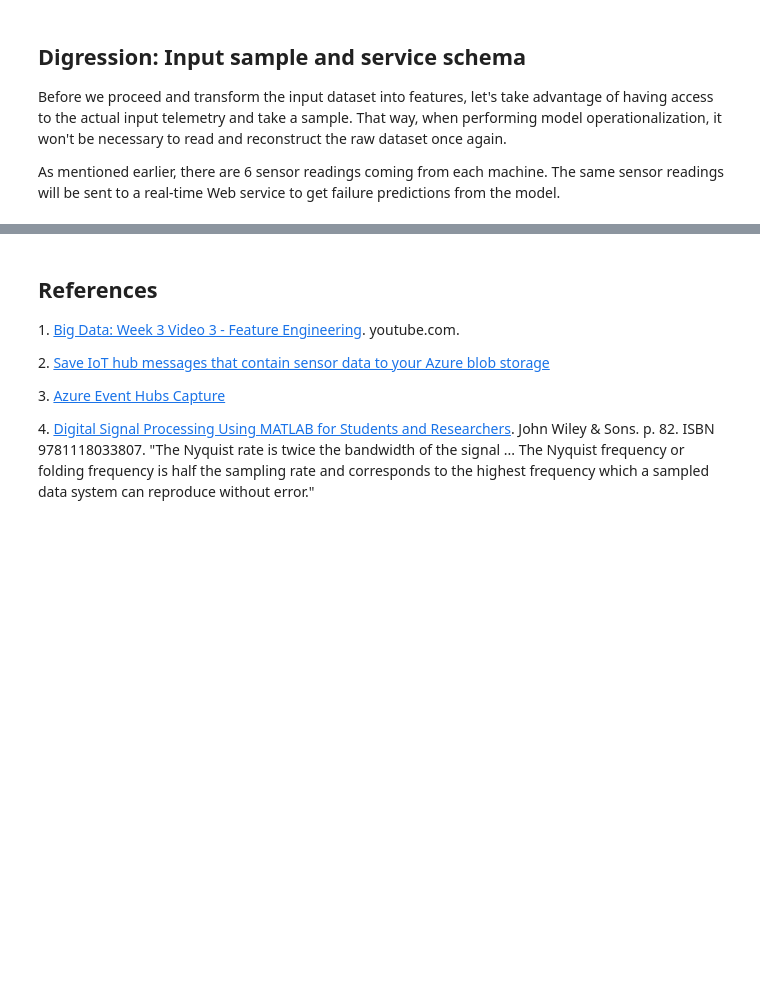
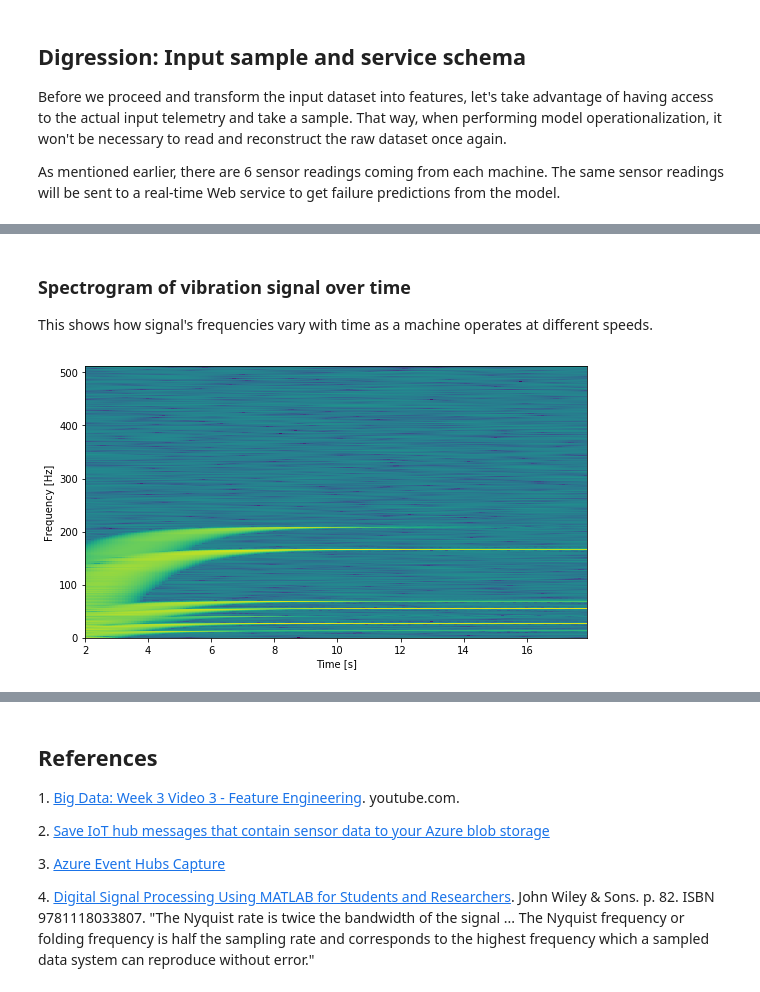
Before and after one commit to Azure/AI-PredictiveMaintenance, a Jupyter notebook: src/AML/Notebooks/FeatureEngineering.ipynb, the cells around one changed output, grey strips where cells are left out. Cells and saved outputs as stored; diff of their text form; code cells hidden in the pictures; blank space fills up the shorter version.

```diff
--- a/src/AML/Notebooks/FeatureEngineering.ipynb
+++ b/src/AML/Notebooks/FeatureEngineering.ipynb
@@ -153,0 +175,18 @@ We will need *service_schema.json* when the model is ready to be operationalized
+# %% [markdown]
+### Spectrogram of vibration signal over time
+
+This shows how signal's frequencies vary with time as a machine operates at different speeds.
+# %%
+k = df.where(df.machineID == 'MACHINE-000').orderBy('EnqueuedTimeUtc').take(20)
+k = np.concatenate(np.array([x.vibration for x in k]))
+
+freqs, times, Sx = signal.spectrogram(k, fs=sample_rate, window='hanning',
+                                      nperseg=4096, noverlap=4096 - 100,
+                                      detrend=False, scaling='spectrum')
+f, ax = plt.subplots(figsize=(9, 5))
+ax.pcolormesh(times, freqs, 10 * np.log10(Sx), cmap='viridis')
+ax.set_ylabel('Frequency [Hz]')
+ax.set_xlabel('Time [s]')
+plt.show()
+# %% [output]
+[figure, added]
```
Also changed, not shown: parts of 21 cells of this notebook, 2 other files.
